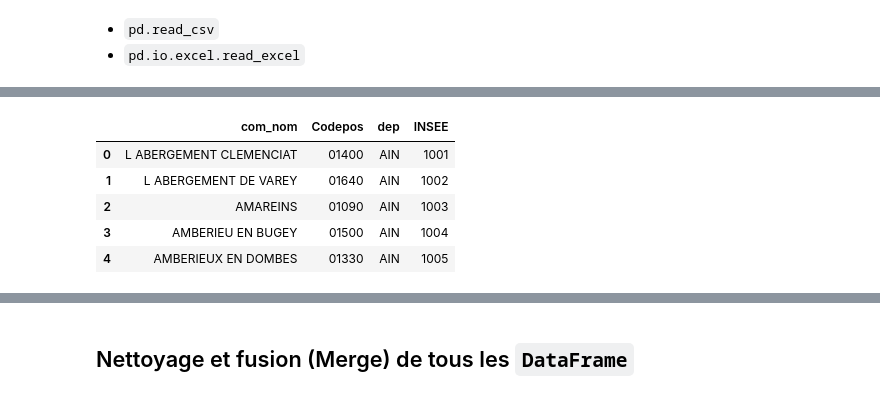
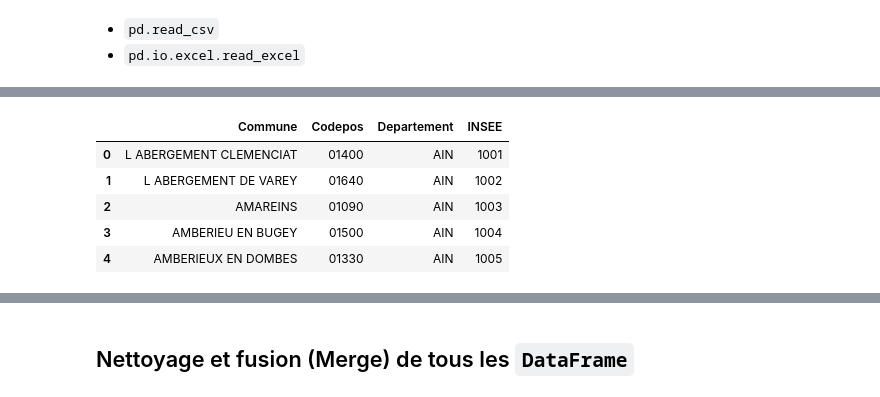
Before and after one commit to akai-code/tp_de, a Jupyter notebook: TP3-2023.ipynb, the cells around one changed output, grey strips where cells are left out. Cells and saved outputs as stored; diff of their text form; code cells hidden in the pictures.

```diff
--- a/TP3-2023.ipynb
+++ b/TP3-2023.ipynb
@@ -88,11 +82,10 @@ import dask.dataframe as dd
 # %%
-df_communes2 = dd.read_csv('commune2.csv', encoding = "ISO-8859-1", sep = ';', header = 0, dtype = {'Commune': 'str', 'Codepos': 'str', 'Depard': 'str', 'Departement': 'str', 'INSEE': 'str'})
-df_communes2 = df_communes2.compute()
-# modifier les noms des colonnes
-df_communes2.columns = ['com_nom', 'Codepos', 'dep', 'INSEE']
-df_communes2.head()
+import dask.dataframe as dd
+df_comm2 = dd.read_csv('commune2.csv', encoding = "ISO-8859-1", sep = ';', header = 0, dtype = {'Commune': 'str', 'Codepos': 'str', 'Depard': 'str', 'Departement': 'str', 'INSEE': 'str'})
+df_comm2 = df_comm2.compute()
+df_comm2.head()
 # %% [output]
-|  | com_nom | Codepos | dep | INSEE |
+|  | Commune | Codepos | Departement | INSEE |
 | 0 | L ABERGEMENT CLEMENCIAT | 01400 | AIN | 1001 |
 | 1 | L ABERGEMENT DE VAREY | 01640 | AIN | 1002 |
 | 2 | AMAREINS | 01090 | AIN | 1003 |
```
Also changed, not shown: parts of 37 cells of this notebook, 3 other files.
